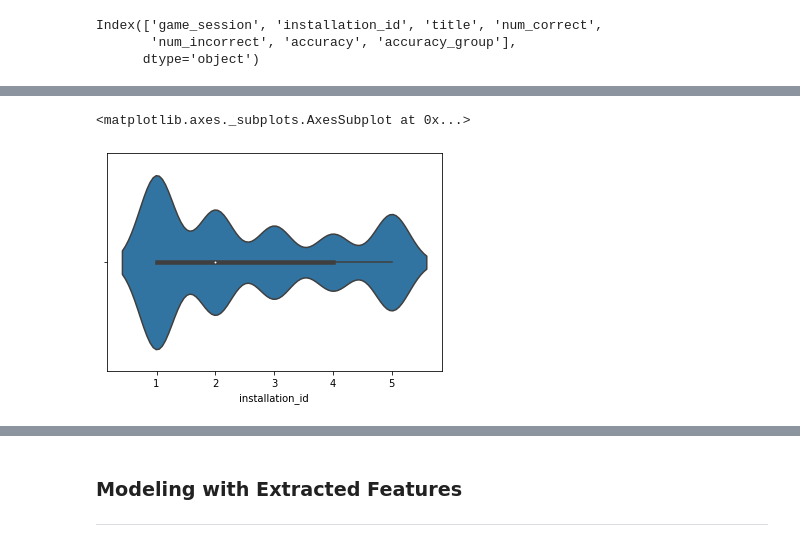
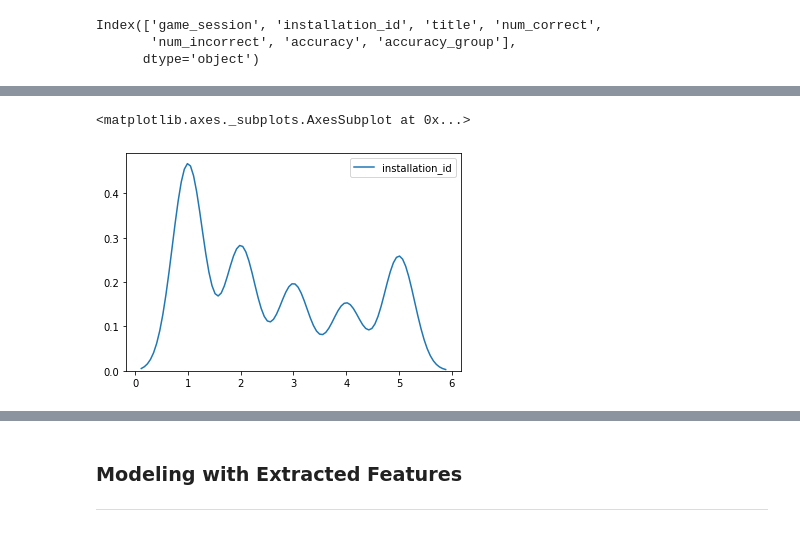
Before and after one commit to skylerroh/kaggle-educational-app-predictions, a Jupyter notebook: W207_Final_Project_Baseline.ipynb, the cells around one changed output, grey strips where cells are left out. Saved outputs shown, nothing was run; the diff lists cells and outputs as text; code cells hidden in the pictures.

```diff
--- a/W207_Final_Project_Baseline.ipynb
+++ b/W207_Final_Project_Baseline.ipynb
@@ -573,5 +552,0 @@ sns.violinplot(np.log(feats.event_count))
-# %%
-sns.violinplot(feats.installation_id.value_counts())
-# %% [output]
-<matplotlib.axes._subplots.AxesSubplot at 0x...>
-[figure, removed]
@@ -580,3 +553,9 @@ feats.to_csv('installation_features.csv', index=False)
+# %%
+# installation ids have between 1 - 5 assessments in the training data
+sns.kdeplot(labels.installation_id.value_counts())
+# %% [output]
+<matplotlib.axes._subplots.AxesSubplot at 0x...>
+[figure, added]
 # %%
 feats.head()
 # %% [output]
```
Also changed, not shown: parts of 46 cells of this notebook.
